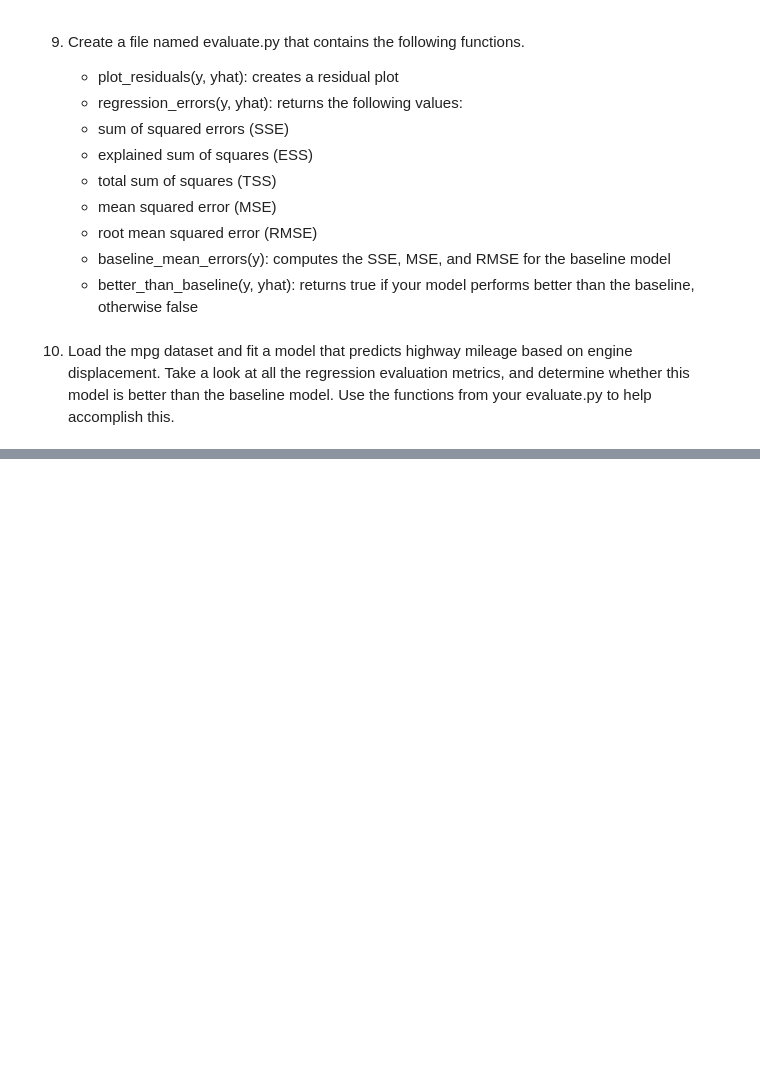
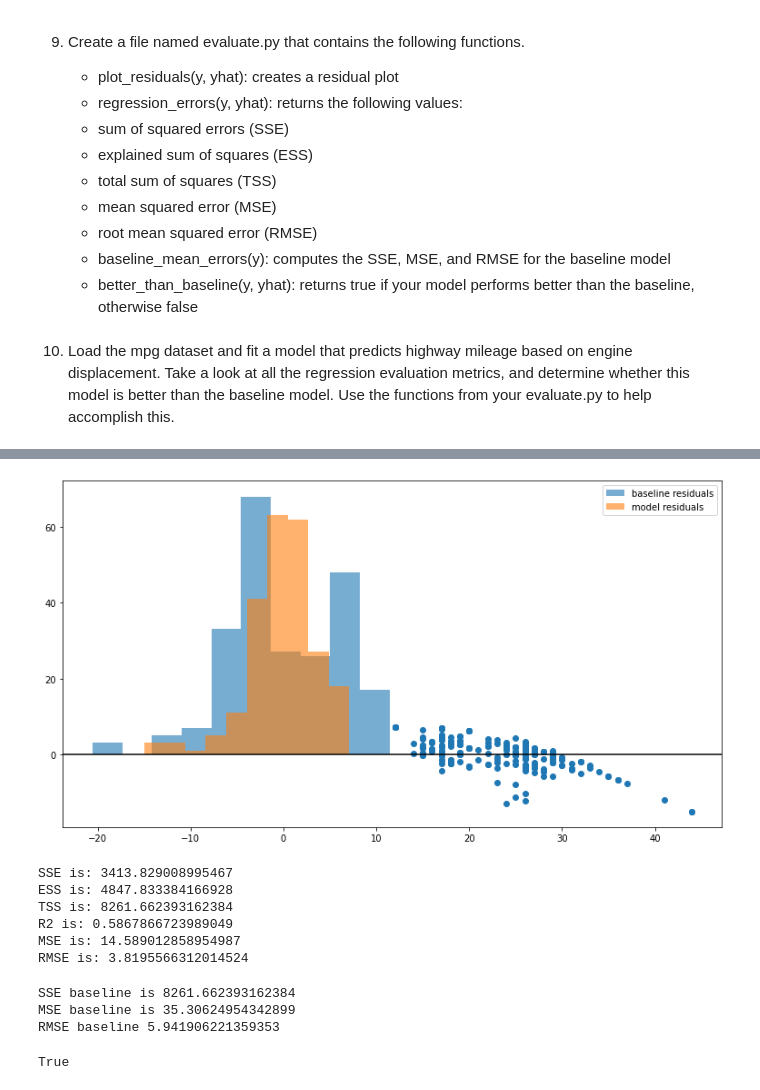
Before and after one commit to nicholas-dougherty/regression-exercises, a Jupyter notebook: evaluate.ipynb, the cells around one changed output, grey strips where cells are left out. Cells and saved outputs as stored; diff of their text form; code cells hidden in the pictures; blank space fills up the shorter version.

```diff
--- a/evaluate.ipynb
+++ b/evaluate.ipynb
@@ -285,2 +317,11 @@ def better_than_baseline(yhat, y):
 # %% [markdown]
 10. Load the mpg dataset and fit a model that predicts highway mileage based on engine displacement. Take a look at all the regression evaluation metrics, and determine whether this model is better than the baseline model. Use the functions from your evaluate.py to help accomplish this.
+# %%
+mpg = sns.load_dataset('mpg')
+mpg.head()
+mpg.dtypes
+# this doesn't seem to have the needed columns
+from pydataset import data
+
+mpg2 = data('mpg')
+mpg2.dtypes
@@ -286,0 +350,30 @@ def better_than_baseline(yhat, y):
+# %%
+ols_model = LinearRegression().fit(mpg2[['displ']], mpg2.hwy)
+# make predictions
+mpg2['yhat'] = ols_model.predict(mpg2[['displ']])
+
+actual = mpg2.hwy
+predicted = ols_model.predict(mpg2[['displ']])
+# %%
+plot_residuals(mpg2, predicted, actual)
+# %% [output]
+[figure, added]
+# %%
+regression_errors(mpg2, predicted, actual)
+# %% [output]
+SSE is: 3413.829008995467
+ESS is: 4847.833384166928
+TSS is: 8261.662393162384
+R2 is: 0.5867866723989049
+MSE is: 14.589012858954987
+RMSE is: 3.8195566312014524
+# %%
+baseline_mean_errors(actual)
+# %% [output]
+SSE baseline is 8261.662393162384
+MSE baseline is 35.30624954342899
+RMSE baseline 5.941906221359353
+# %%
+better_than_baseline(predicted, actual)
+# %% [output]
+True
```
Also changed, not shown: parts of 23 cells of this notebook, 1 other file.
